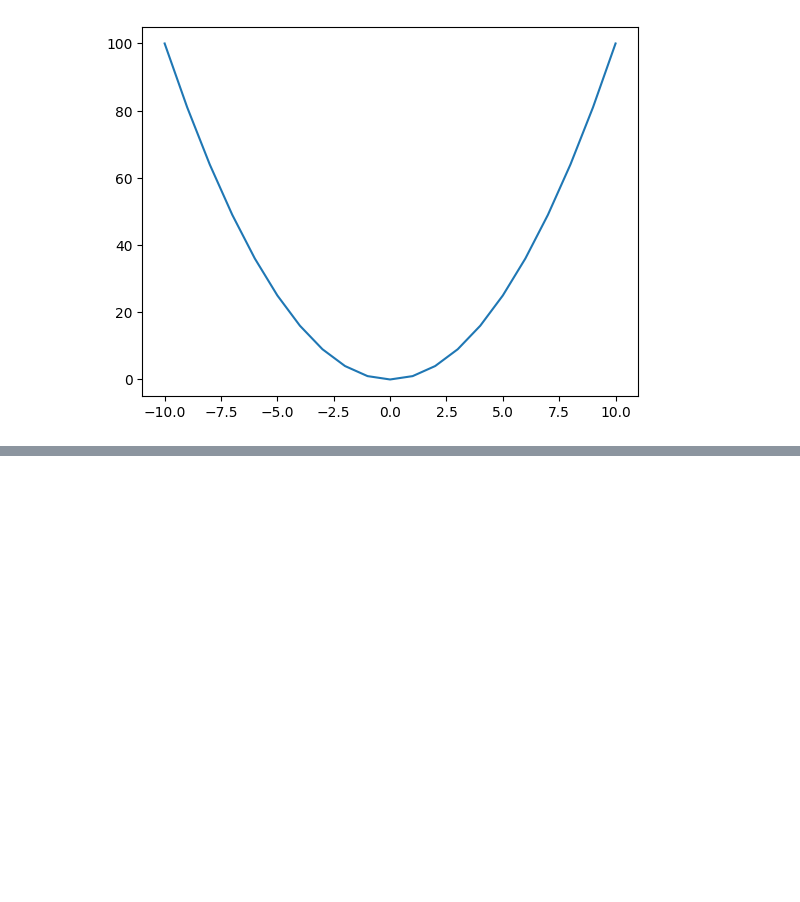
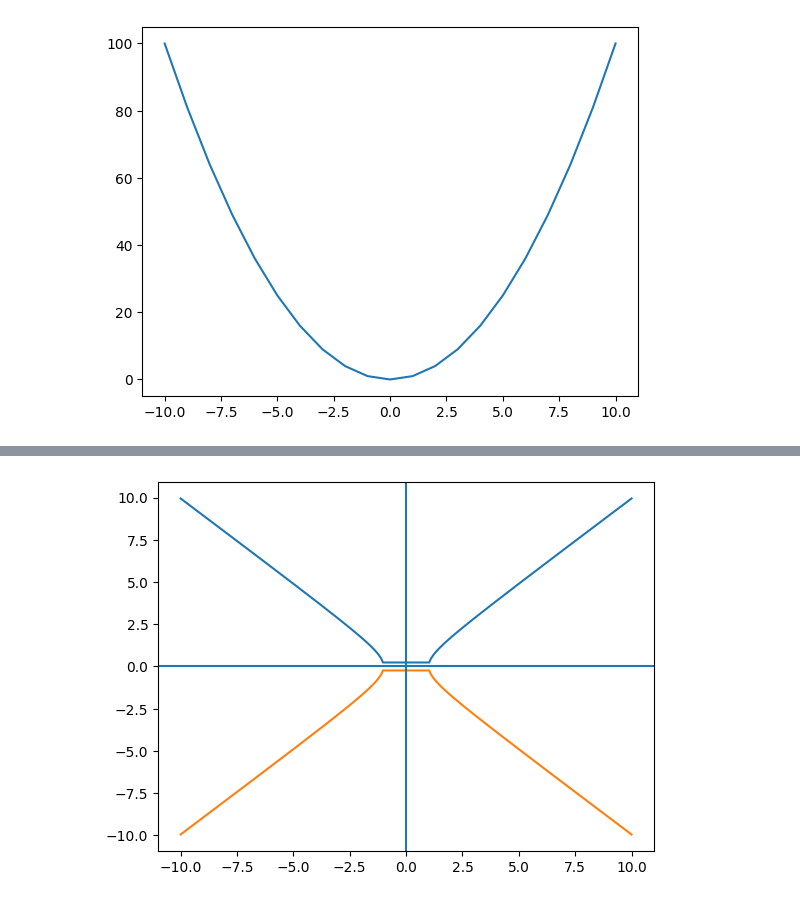
Before and after one commit to Lunivmaharjans/Python, a Jupyter notebook: day10.ipynb, the cells around one changed output, grey strips where cells are left out. Cells and saved outputs as stored; diff of their text form; code cells hidden in the pictures; blank space fills up the shorter version.

```diff
--- a/day10.ipynb
+++ b/day10.ipynb
@@ -242,0 +244,17 @@ plt.show()
+# %%
+x = np.linspace(-10, 10, 400)
+
+# avoid invalid values inside sqrt
+x = x[np.abs(x) > 1]
+
+y = np.sqrt(x**2 - 1)
+
+plt.plot(x, y)
+plt.plot(x, -y)
+
+plt.axhline(0)
+plt.axvline(0)
+
+plt.show()
+# %% [output]
+[figure, added]
```
Also changed, not shown: parts of 2 cells of this notebook, 4 other files.
